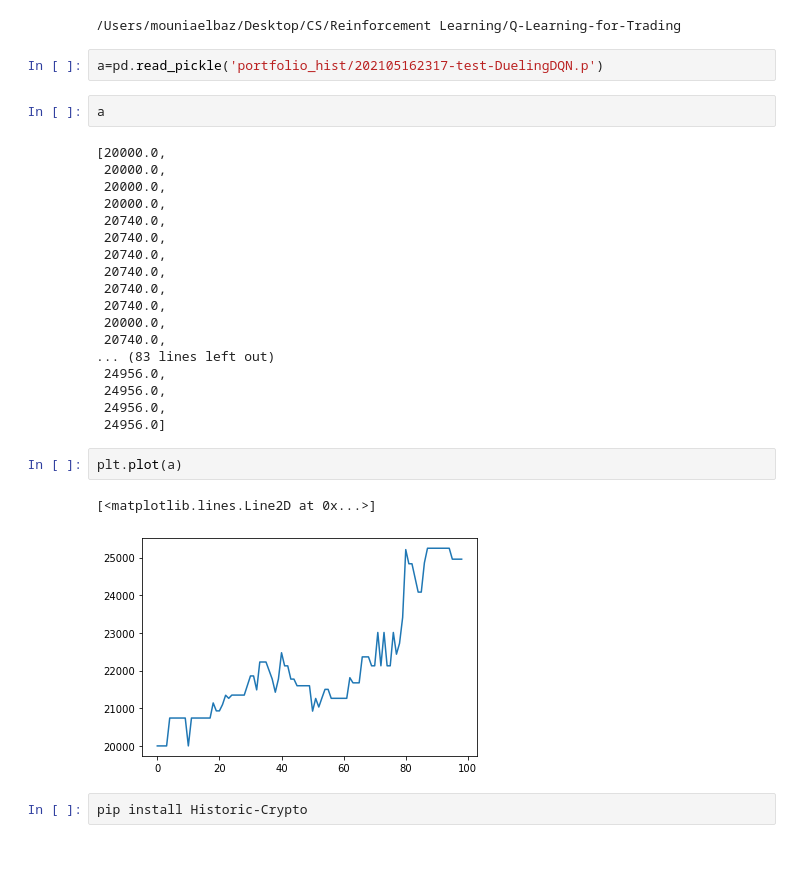
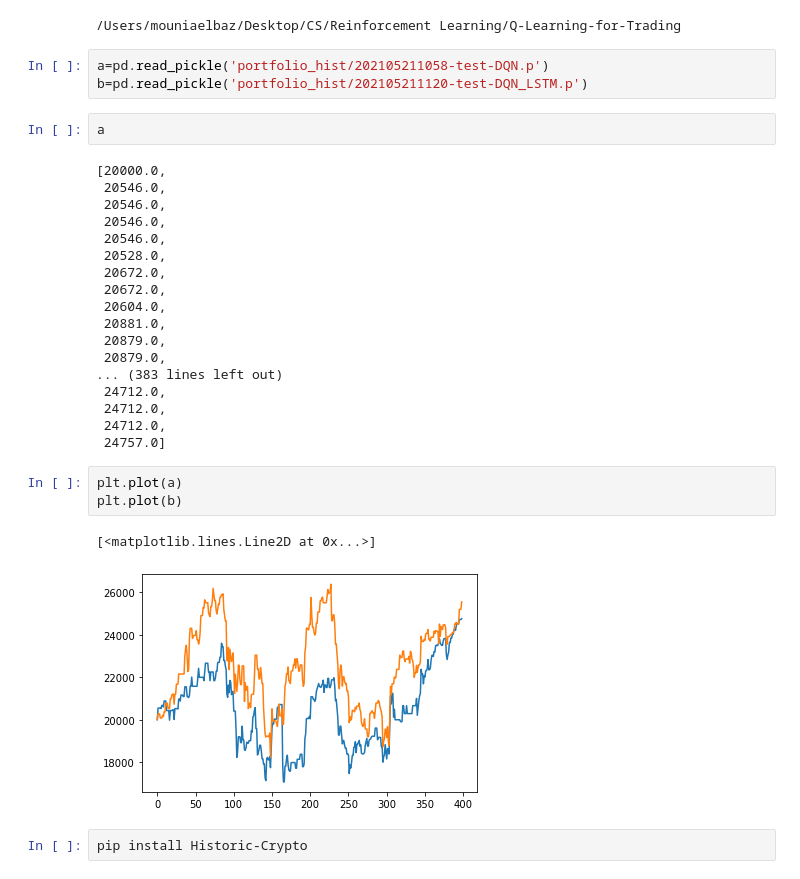
Before and after one commit to m-elbaz/Reinforcement_Learning, a Jupyter notebook: Untitled.ipynb, the cells around one changed output. Cells and saved outputs as stored; diff of their text form.

```diff
--- a/Untitled.ipynb
+++ b/Untitled.ipynb
@@ -231,32 +231,34 @@ cd ..
 # %% [output]
 /Users/mouniaelbaz/Desktop/CS/Reinforcement Learning/Q-Learning-for-Trading
 # %%
-a=pd.read_pickle('portfolio_hist/202105162317-test-DuelingDQN.p')
+a=pd.read_pickle('portfolio_hist/202105211058-test-DQN.p')
+b=pd.read_pickle('portfolio_hist/202105211120-test-DQN_LSTM.p')
 # %%
 a
 # %% [output]
 [20000.0,
- 20000.0,
- 20000.0,
- 20000.0,
- 20740.0,
- 20740.0,
- 20740.0,
- 20740.0,
- 20740.0,
- 20740.0,
- 20000.0,
- 20740.0,
-... (83 lines left out)
- 24956.0,
- 24956.0,
- 24956.0,
- 24956.0]
+ 20546.0,
+ 20546.0,
+ 20546.0,
+ 20546.0,
+ 20528.0,
+ 20672.0,
+ 20672.0,
+ 20604.0,
+ 20881.0,
+ 20879.0,
+ 20879.0,
+... (383 lines left out)
+ 24712.0,
+ 24712.0,
+ 24712.0,
+ 24757.0]
 # %%
 plt.plot(a)
+plt.plot(b)
 # %% [output]
 [<matplotlib.lines.Line2D at 0x...>]
-[figure, old version]
+[figure, new version]
 # %%
 pip install Historic-Crypto
 # %% [output]
```
Also changed, not shown: 1 other file.
